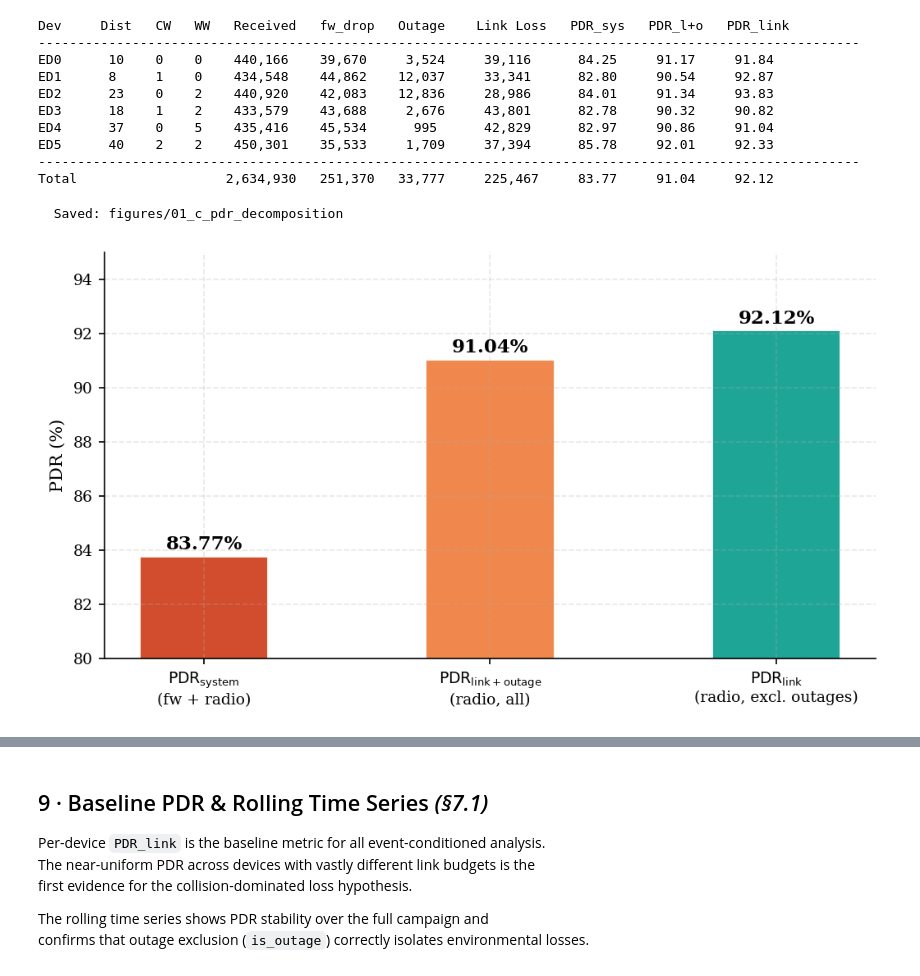
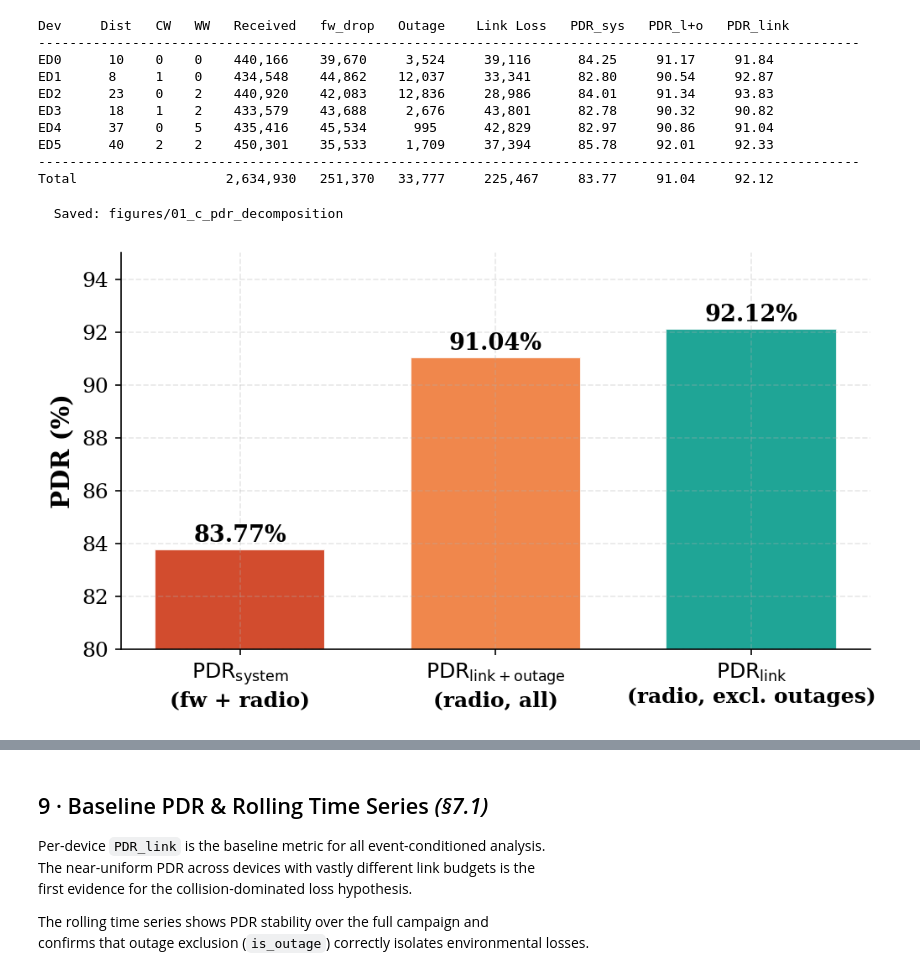
Before and after one commit to vincentmworia/Master-Thesis-Reliability-Analysis-of-Indoor-LoRaWAN-Links-using-packet-counter-reconstruction, a Jupyter notebook: notebooks/01_Packet-Counter_Reconstruction.ipynb, the cells around one changed output, grey strips where cells are left out. Cells and saved outputs as stored; diff of their text form; code cells hidden in the pictures.

```diff
--- a/notebooks/01_Packet-Counter_Reconstruction.ipynb
+++ b/notebooks/01_Packet-Counter_Reconstruction.ipynb
@@ -45,9 +45,9 @@ RAW_CSV = DATA_DIR / '0_cleaned_dataset_Obiri_2025_v2.csv'
 OUT_CSV = DATA_DIR / '1_reconstructed.csv'
 
 plt.rcParams.update({
-    'font.family': 'serif', 'font.size': 10, 'axes.titlesize': 11,
-    'axes.labelsize': 10, 'xtick.labelsize': 9, 'ytick.labelsize': 9,
-    'legend.fontsize': 9, 'figure.dpi': 150, 'savefig.dpi': 300,
+    'font.family': 'serif', 'font.size': 12, 'axes.titlesize': 13,
+    'axes.labelsize': 13, 'xtick.labelsize': 12, 'ytick.labelsize': 12,
+    'legend.fontsize': 11, 'figure.dpi': 150, 'savefig.dpi': 300,
     'savefig.bbox': 'tight', 'axes.spines.top': False, 'axes.spines.right': False,
     'axes.grid': True, 'grid.alpha': 0.3, 'grid.linestyle': '--',
 })
@@ -546,22 +559,30 @@ pkt_counts = [clean_pkts, fw_pkts, link_pkts, outage_pkts]
 pkt_colors = [C['green'], C['orange'], C['blue'], C['red']]
 pkt_pcts = [v / total_pkts * 100 for v in pkt_counts]
 
+# bring categories closer together
+x = np.arange(len(pkt_labels)) * 0.82
+w = 0.55
+
 fig, ax = plt.subplots(figsize=(7, 4.3))
 
-bars = ax.bar(pkt_labels, pkt_counts, color=pkt_colors,
-              width=0.5, alpha=0.88, edgecolor='white')
+bars = ax.bar(x, pkt_counts, w, color=pkt_colors,
+              alpha=0.88, edgecolor='white')
 ax.set_yscale('log')
 
 for bar, cnt, pct in zip(bars, pkt_counts, pkt_pcts):
     ax.text(bar.get_x() + bar.get_width() / 2, cnt,
             f'{cnt:,}\n({pct:.2f}%)',
-            ha='center', va='bottom', fontsize=9, fontweight='bold')
+            ha='center', va='bottom', fontsize=12, fontweight='bold')
 
 # Set y upper limit to give labels breathing room without going above plot
 ax.set_ylim(bottom=ax.get_ylim()[0], top=max(pkt_counts) * 2)
 
-ax.set_ylabel('Number of packets (log scale)')
-ax.set_xlabel('Packet category')
+ax.set_xticks(x)
+ax.set_xticklabels(pkt_labels, fontsize=13, fontweight='bold')
+ax.set_ylabel('Number of packets (log scale)', fontsize=14, fontweight='bold')
+ax.set_xlabel('Packet category', fontsize=14, fontweight='bold')
+ax.tick_params(axis='y', labelsize=12)
+ax.margins(x=0.04)
 
 # Made title bold and updated the LaTeX math block to use \mathbf for consistency
 # ax.set_title(f'Packet Decomposition of the total scheduled transmissions ($\\mathbf{{T_{{\\mathrm{{sched}}}}}}$)', fontweight='bold')
@@ -682,31 +703,37 @@ Total                   2,634,930   251,370   33,777     225,467     83.77     9
 # %%
 # Fig 01_c — PDR layer decomposition (§4.2.5)
 fig, ax = plt.subplots(figsize=(7, 4))
 
 categories = [
     r'$\mathrm{PDR_{system}}$' + '\n(fw + radio)',
     r'$\mathrm{PDR_{link+outage}}$' + '\n(radio, all)',
     r'$\mathrm{PDR_{link}}$' + '\n(radio, excl. outages)',
 ]
 values_v = [pdr_system, pdr_link_outage, pdr_link]
 colors_v = [C['red'], C['orange'], C['green']]
 
-bars = ax.bar(categories, values_v, color=colors_v,
-              width=0.45, alpha=0.88, edgecolor='white')
+x = np.arange(len(categories)) * 0.75
+w = 0.5
+bars = ax.bar(x, values_v, w, color=colors_v,
+              alpha=0.88, edgecolor='white')
 for bar, v in zip(bars, values_v):
     ax.text(bar.get_x() + bar.get_width() / 2, v + 0.1,
             f'{v:.2f}%', ha='center', va='bottom',
-            fontsize=11, fontweight='bold')
+            fontsize=13, fontweight='bold')
+ax.set_xticks(x)
+ax.set_xticklabels(categories, fontsize=12, fontweight='bold')
 ax.set_ylim(80, 95)
-ax.set_ylabel('PDR (%)')
+ax.set_ylabel('PDR (%)', fontsize=14, fontweight='bold')
+ax.tick_params(axis='y', labelsize=12)
 ax.axhline(y=100, color='grey', lw=0.5, ls=':')
+ax.margins(x=0.05)
 # ax.set_title('PDR Decomposition\nSystem → Link+Outage → Link')
 
 fig.tight_layout()
 save_fig(fig, '01_c_pdr_decomposition')
 # %% [output]
   Saved: figures/01_c_pdr_decomposition
-[figure, old version]
+[figure, new version]
 # %%
 
 # ── Fig 01_d — PDR_link per device ───────────────────────────────────────────
```
Also changed, not shown: parts of 4 cells of this notebook, 4 other files.
